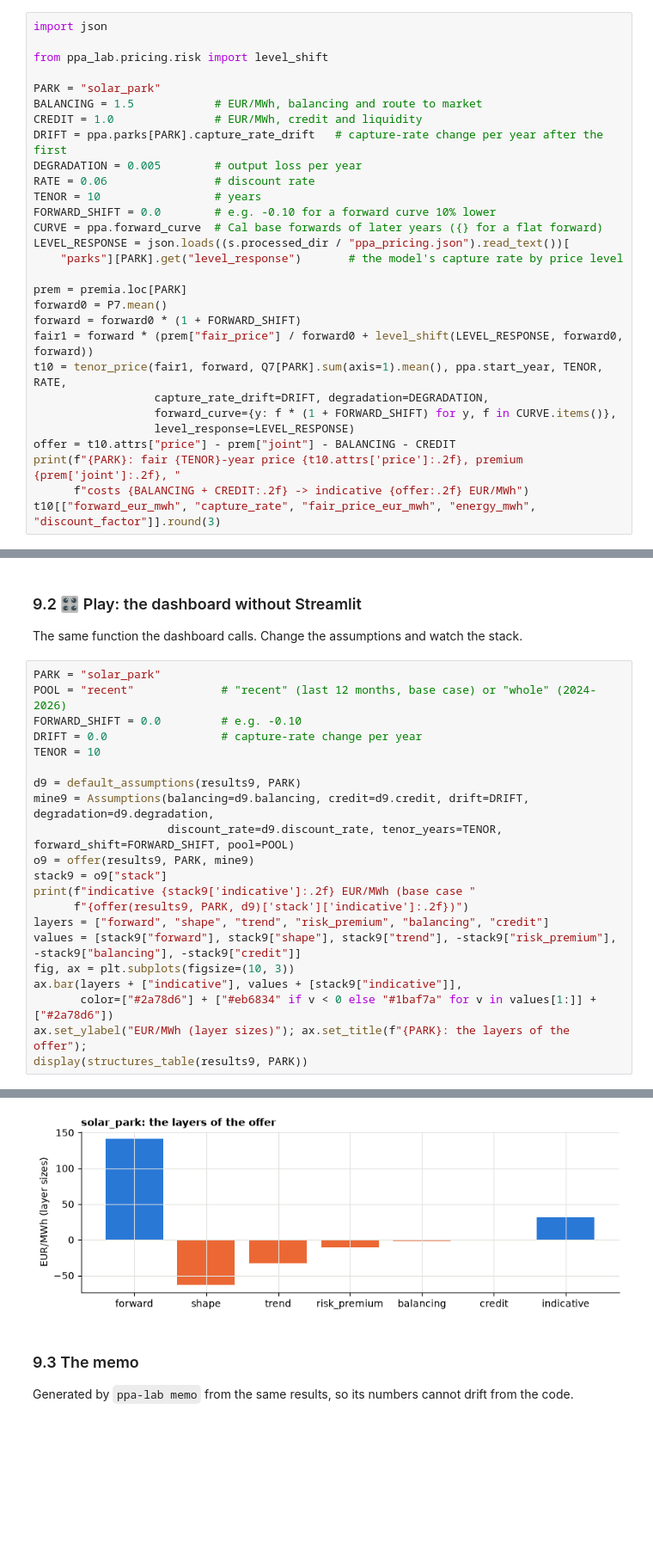
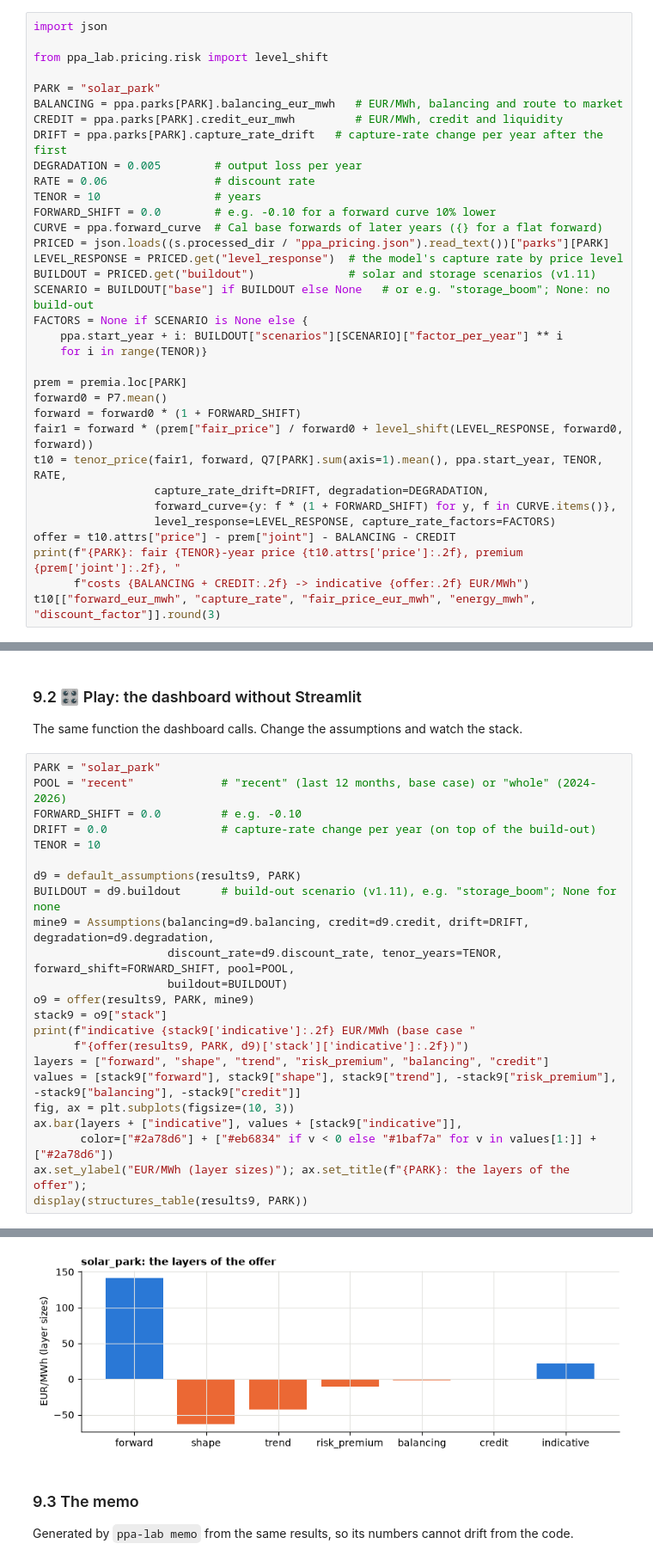
Before and after one commit to ankitpatel1661/ppa-lab, a Jupyter notebook: notebooks/ppa_lab_playground.ipynb, the cells around one changed output, grey strips where cells are left out. Shown at 86% size. Saved outputs shown, nothing was run; the diff lists cells and outputs as text; blank space fills up the shorter version.

```diff
--- a/notebooks/ppa_lab_playground.ipynb
+++ b/notebooks/ppa_lab_playground.ipynb
@@ -2120,16 +2122,21 @@ import json
 from ppa_lab.pricing.risk import level_shift
 
 PARK = "solar_park"
-BALANCING = 1.5            # EUR/MWh, balancing and route to market
-CREDIT = 1.0               # EUR/MWh, credit and liquidity
+BALANCING = ppa.parks[PARK].balancing_eur_mwh   # EUR/MWh, balancing and route to market
+CREDIT = ppa.parks[PARK].credit_eur_mwh         # EUR/MWh, credit and liquidity
 DRIFT = ppa.parks[PARK].capture_rate_drift   # capture-rate change per year after the first
 DEGRADATION = 0.005        # output loss per year
 RATE = 0.06                # discount rate
 TENOR = 10                 # years
 FORWARD_SHIFT = 0.0        # e.g. -0.10 for a forward curve 10% lower
 CURVE = ppa.forward_curve  # Cal base forwards of later years ({} for a flat forward)
-LEVEL_RESPONSE = json.loads((s.processed_dir / "ppa_pricing.json").read_text())[
-    "parks"][PARK].get("level_response")       # the model's capture rate by price level
+PRICED = json.loads((s.processed_dir / "ppa_pricing.json").read_text())["parks"][PARK]
+LEVEL_RESPONSE = PRICED.get("level_response")  # the model's capture rate by price level
+BUILDOUT = PRICED.get("buildout")              # solar and storage scenarios (v1.11)
+SCENARIO = BUILDOUT["base"] if BUILDOUT else None   # or e.g. "storage_boom"; None: no build-out
+FACTORS = None if SCENARIO is None else {
+    ppa.start_year + i: BUILDOUT["scenarios"][SCENARIO]["factor_per_year"] ** i
+    for i in range(TENOR)}
 
 prem = premia.loc[PARK]
 forward0 = P7.mean()
@@ -2138,7 +2145,7 @@ fair1 = forward * (prem["fair_price"] / forward0 + level_shift(LEVEL_RESPONSE, f
 t10 = tenor_price(fair1, forward, Q7[PARK].sum(axis=1).mean(), ppa.start_year, TENOR, RATE,
                   capture_rate_drift=DRIFT, degradation=DEGRADATION,
                   forward_curve={y: f * (1 + FORWARD_SHIFT) for y, f in CURVE.items()},
-                  level_response=LEVEL_RESPONSE)
+                  level_response=LEVEL_RESPONSE, capture_rate_factors=FACTORS)
 offer = t10.attrs["price"] - prem["joint"] - BALANCING - CREDIT
 print(f"{PARK}: fair {TENOR}-year price {t10.attrs['price']:.2f}, premium {prem['joint']:.2f}, "
       f"costs {BALANCING + CREDIT:.2f} -> indicative {offer:.2f} EUR/MWh")
@@ -2467,12 +2474,14 @@ The same function the dashboard calls. Change the assumptions and watch the stac
 PARK = "solar_park"
 POOL = "recent"             # "recent" (last 12 months, base case) or "whole" (2024-2026)
 FORWARD_SHIFT = 0.0         # e.g. -0.10
-DRIFT = 0.0                 # capture-rate change per year
+DRIFT = 0.0                 # capture-rate change per year (on top of the build-out)
 TENOR = 10
 
 d9 = default_assumptions(results9, PARK)
+BUILDOUT = d9.buildout      # build-out scenario (v1.11), e.g. "storage_boom"; None for none
 mine9 = Assumptions(balancing=d9.balancing, credit=d9.credit, drift=DRIFT, degradation=d9.degradation,
-                    discount_rate=d9.discount_rate, tenor_years=TENOR, forward_shift=FORWARD_SHIFT, pool=POOL)
+                    discount_rate=d9.discount_rate, tenor_years=TENOR, forward_shift=FORWARD_SHIFT, pool=POOL,
+                    buildout=BUILDOUT)
 o9 = offer(results9, PARK, mine9)
 stack9 = o9["stack"]
 print(f"indicative {stack9['indicative']:.2f} EUR/MWh (base case "
@@ -2489,11 +2498,11 @@ indicative 30.93 EUR/MWh (base case 27.42)
 |  | Strike (EUR/MWh) | Output sold or paid (%) | Expected revenue (EUR m) | P5 revenue (EUR m) | ... |
 | Merchant, curtailing at negative ... | NaN | 82.47 | 9.71 | 6.69 | ... |
 | Merchant, producing at negative p... | NaN | 100.00 | 9.34 | 6.09 | ... |
 | Pay-as-produced PPA | 77.53 | 100.00 | 9.34 | 8.64 | ... |
 | Pay-as-produced, negative-price c... | 97.76 | 82.47 | 9.71 | 8.42 | ... |
 | Pay-as-produced, buyer curtails, ... | 80.63 | 100.00 | 9.71 | 8.98 | ... |
 | Baseload PPA | 141.06 | 82.47 | 9.71 | 8.11 | ... |
-[figure, old version]
+[figure, new version]
 # %% [markdown]
 ### 9.3 The memo
 Generated by `ppa-lab memo` from the same results, so its numbers cannot drift from the code.
```
Also changed, not shown: parts of 6 cells of this notebook, 31 other files.
